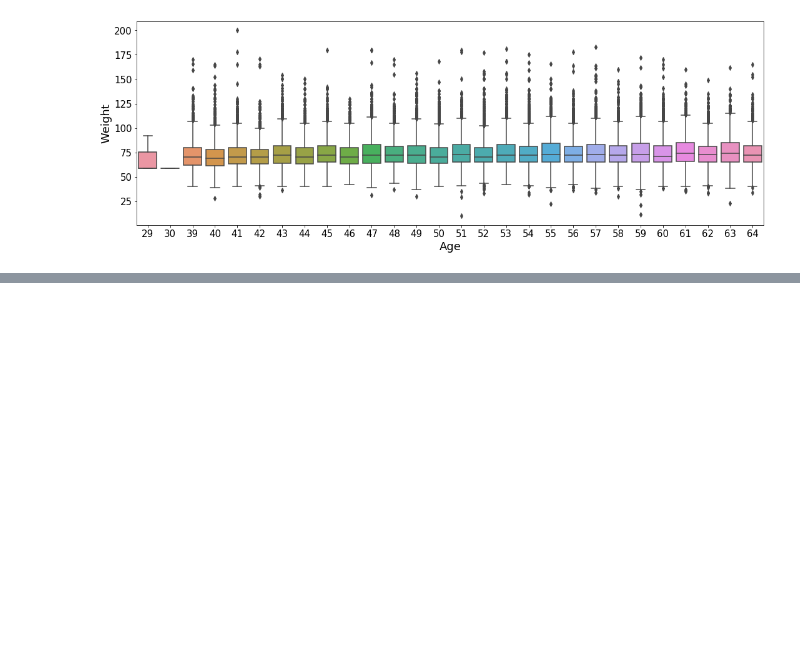
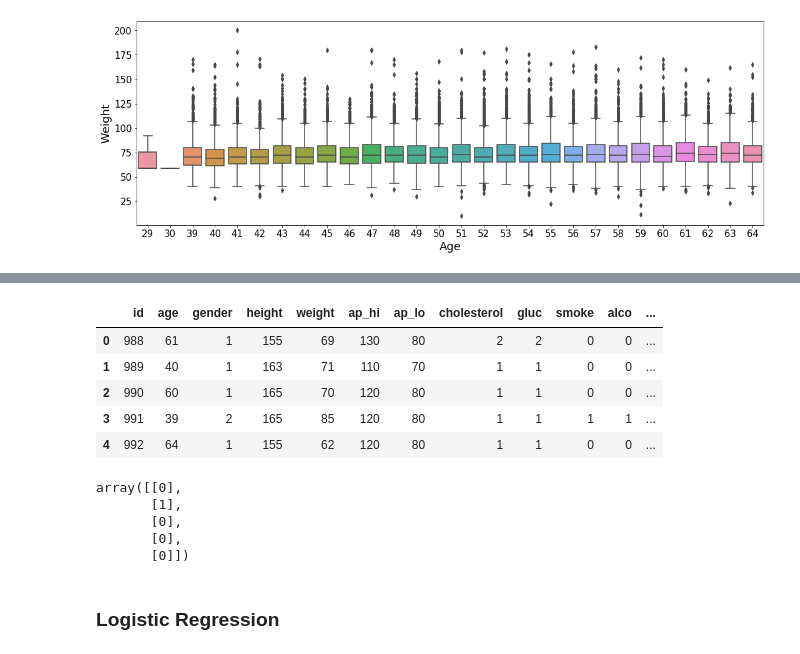
Before and after one commit to Devvrat53/Cardio-Vascular-Disease, a Jupyter notebook: Cardio_Vascular_Disease.ipynb, the cells around one changed output, grey strips where cells are left out. Drawn from its saved outputs; the diff is of its cells as text; code cells hidden in the pictures; blank space fills up the shorter version.

```diff
--- a/Cardio_Vascular_Disease.ipynb
+++ b/Cardio_Vascular_Disease.ipynb
@@ -142,0 +180,20 @@ plt.show()
+# %%
+df.head()
+# %% [output]
+|  | id | age | gender | height | weight | ap_hi | ap_lo | cholesterol | gluc | smoke | alco | ... |
+| 0 | 988 | 61 | 1 | 155 | 69 | 130 | 80 | 2 | 2 | 0 | 0 | ... |
+| 1 | 989 | 40 | 1 | 163 | 71 | 110 | 70 | 1 | 1 | 0 | 0 | ... |
+| 2 | 990 | 60 | 1 | 165 | 70 | 120 | 80 | 1 | 1 | 0 | 0 | ... |
+| 3 | 991 | 39 | 2 | 165 | 85 | 120 | 80 | 1 | 1 | 1 | 1 | ... |
+| 4 | 992 | 64 | 1 | 155 | 62 | 120 | 80 | 1 | 1 | 0 | 0 | ... |
+# %%
+y = df[['cardio']].values
+y[:5]
+# %% [output]
+array([[0],
+       [1],
+       [0],
+       [0],
+       [0]])
+# %% [markdown]
+### Logistic Regression
```
Also changed, not shown: parts of 16 cells of this notebook, 2 other files.
